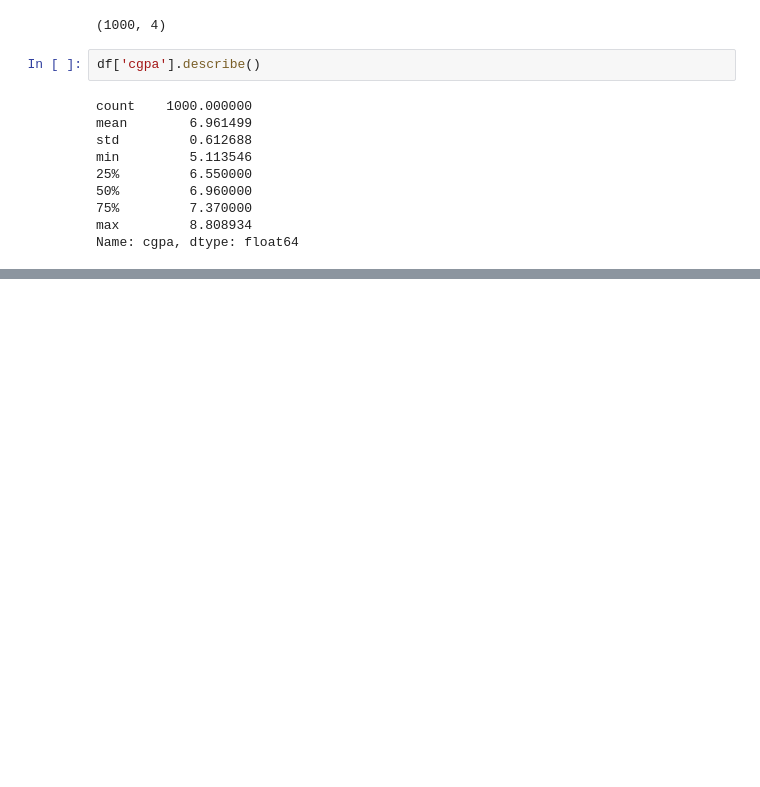
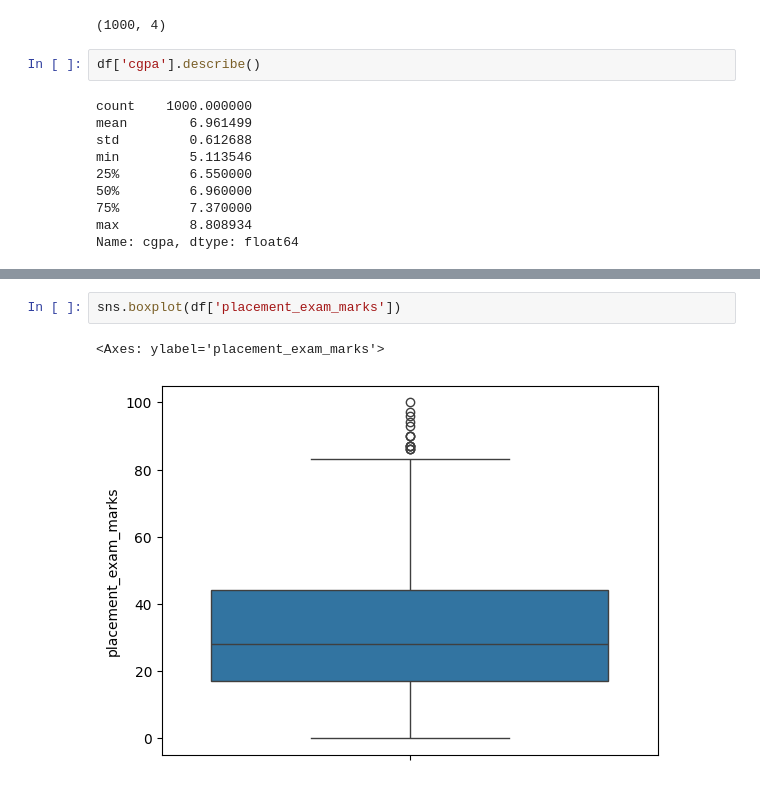
Before and after one commit to gautamsudip/scikit-learn, a Jupyter notebook: Outliers Detection & Removal.ipynb, the cells around one changed output, grey strips where cells are left out. Cells and saved outputs as stored; diff of their text form; blank space fills up the shorter version.

```diff
--- a/Outliers Detection & Removal.ipynb
+++ b/Outliers Detection & Removal.ipynb
@@ -222,0 +249,5 @@ Name: cgpa, dtype: float64
+# %%
+sns.boxplot(df['placement_exam_marks'])
+# %% [output]
+<Axes: ylabel='placement_exam_marks'>
+[figure, added]
```
Also changed, not shown: parts of 13 cells of this notebook.
